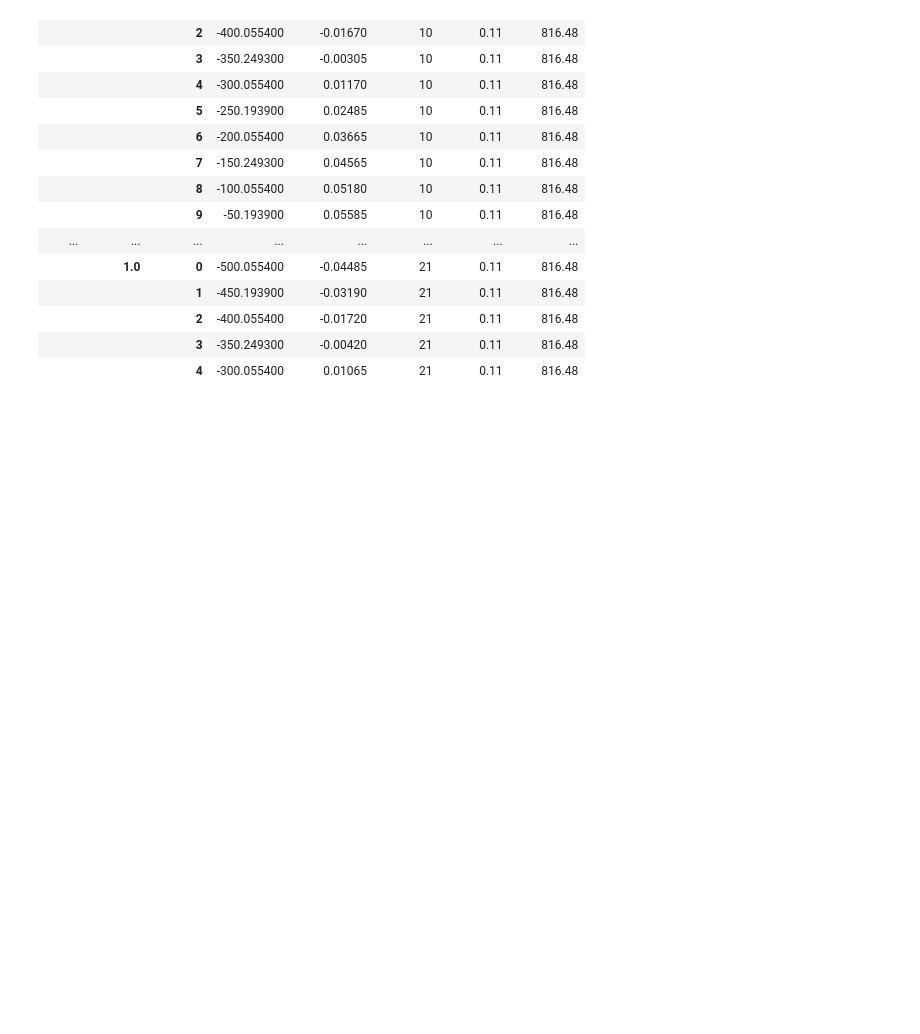
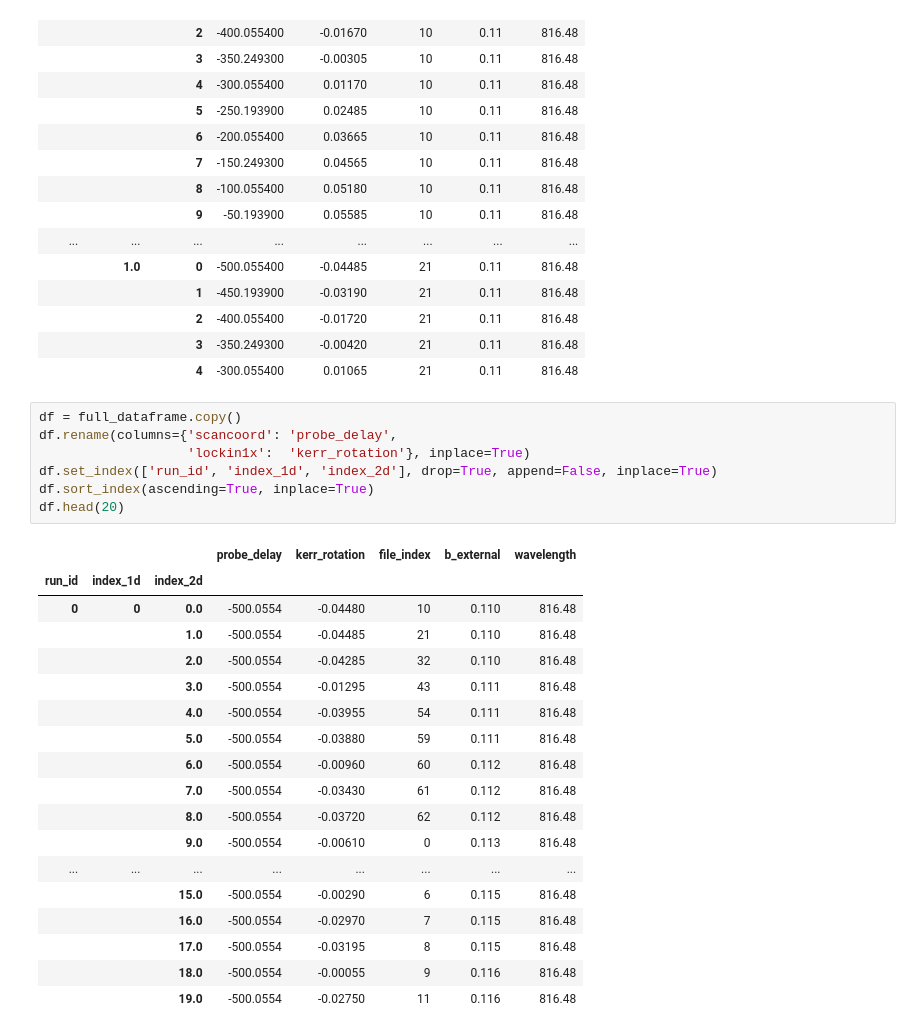
Before and after one commit to mwmacmahon/experimentdataanalysis, a Jupyter notebook: temp - testing csv_to_dataframe.ipynb, the cells around one changed output. Drawn from its saved outputs; the diff is of its cells as text; blank space fills up the shorter version.

```diff
--- a/temp - testing csv_to_dataframe.ipynb
+++ b/temp - testing csv_to_dataframe.ipynb
@@ -314,3 +314,29 @@ df.head(20)
 |  |  | 2 | -400.055400 | -0.01720 | 21 | 0.11 | 816.48 |
 |  |  | 3 | -350.249300 | -0.00420 | 21 | 0.11 | 816.48 |
 |  |  | 4 | -300.055400 | 0.01065 | 21 | 0.11 | 816.48 |
+# %%
+df = full_dataframe.copy()
+df.rename(columns={'scancoord': 'probe_delay',
+                   'lockin1x':  'kerr_rotation'}, inplace=True)
+df.set_index(['run_id', 'index_1d', 'index_2d'], drop=True, append=False, inplace=True)
+df.sort_index(ascending=True, inplace=True)
+df.head(20)
+# %% [output]
+|  |  |  | probe_delay | kerr_rotation | file_index | b_external | wavelength |
+| run_id | index_1d | index_2d |  |  |  |  |  |
+| 0 | 0 | 0.0 | -500.0554 | -0.04480 | 10 | 0.110 | 816.48 |
+|  |  | 1.0 | -500.0554 | -0.04485 | 21 | 0.110 | 816.48 |
+|  |  | 2.0 | -500.0554 | -0.04285 | 32 | 0.110 | 816.48 |
+|  |  | 3.0 | -500.0554 | -0.01295 | 43 | 0.111 | 816.48 |
+|  |  | 4.0 | -500.0554 | -0.03955 | 54 | 0.111 | 816.48 |
+|  |  | 5.0 | -500.0554 | -0.03880 | 59 | 0.111 | 816.48 |
+|  |  | 6.0 | -500.0554 | -0.00960 | 60 | 0.112 | 816.48 |
+|  |  | 7.0 | -500.0554 | -0.03430 | 61 | 0.112 | 816.48 |
+|  |  | 8.0 | -500.0554 | -0.03720 | 62 | 0.112 | 816.48 |
+|  |  | 9.0 | -500.0554 | -0.00610 | 0 | 0.113 | 816.48 |
+| ... | ... | ... | ... | ... | ... | ... | ... |
+|  |  | 15.0 | -500.0554 | -0.00290 | 6 | 0.115 | 816.48 |
+|  |  | 16.0 | -500.0554 | -0.02970 | 7 | 0.115 | 816.48 |
+|  |  | 17.0 | -500.0554 | -0.03195 | 8 | 0.115 | 816.48 |
+|  |  | 18.0 | -500.0554 | -0.00055 | 9 | 0.116 | 816.48 |
+|  |  | 19.0 | -500.0554 | -0.02750 | 11 | 0.116 | 816.48 |
```
Also changed, not shown: parts of 3 cells of this notebook.
